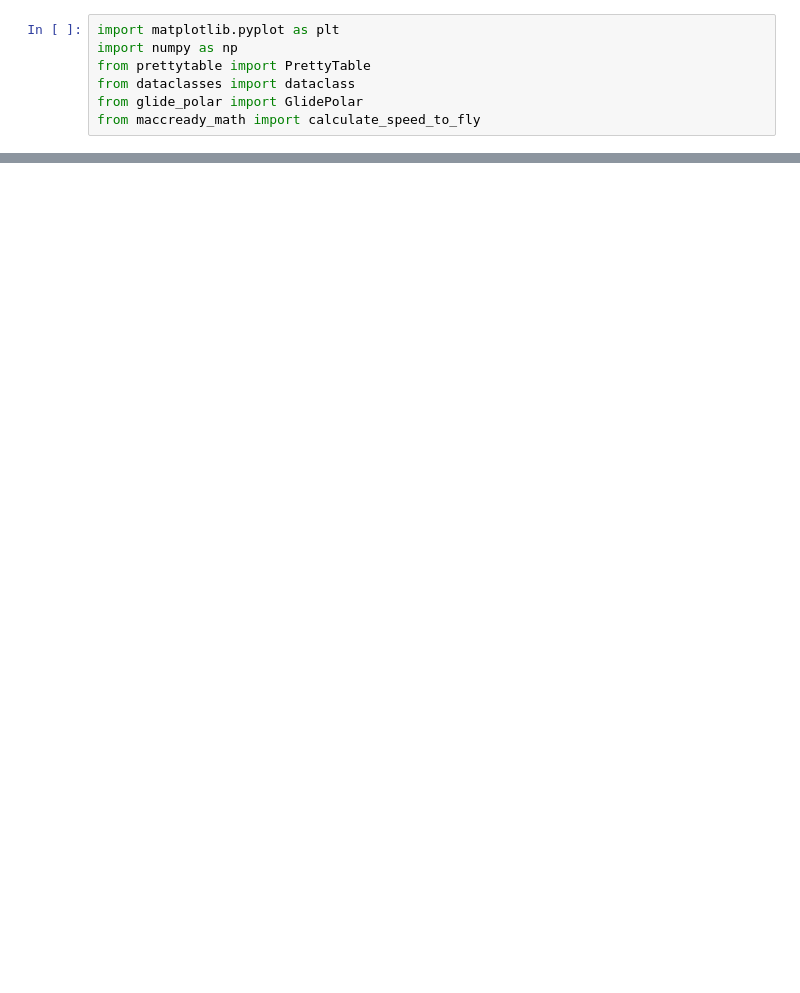
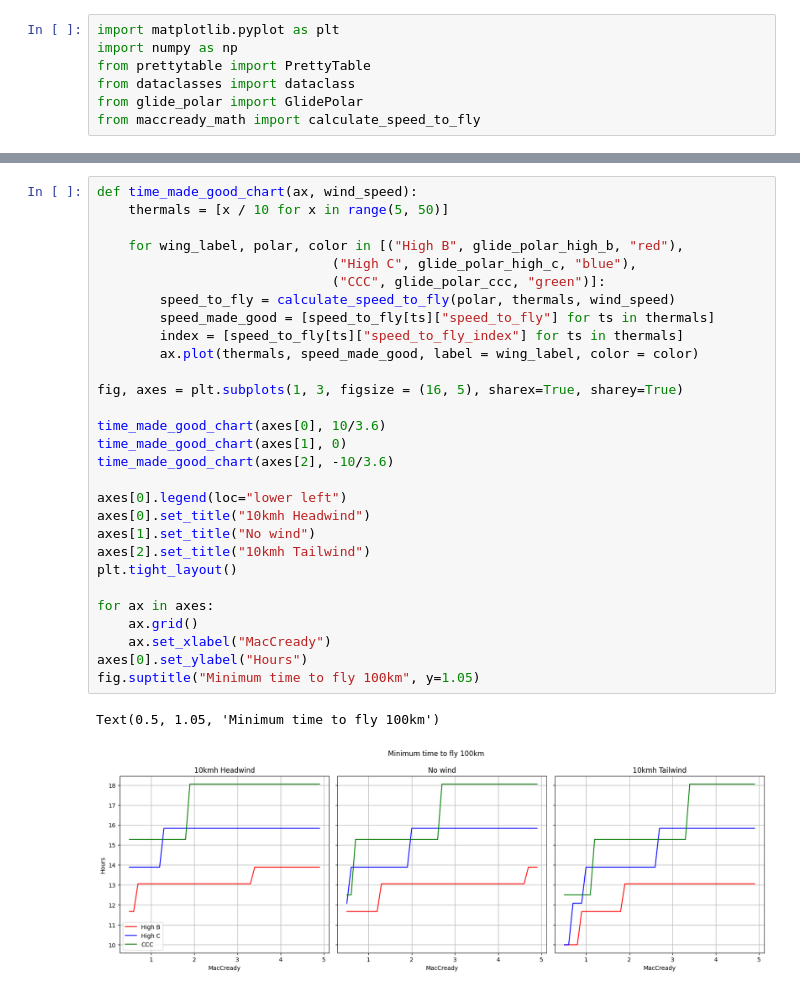
Before and after one commit to BarlowR/speed-to-fly, a Jupyter notebook: speed_to_fly_calcs.ipynb, the cells around one changed output, grey strips where cells are left out. Saved outputs shown, nothing was run; the diff lists cells and outputs as text; blank space fills up the shorter version.

```diff
--- a/speed_to_fly_calcs.ipynb
+++ b/speed_to_fly_calcs.ipynb
@@ -45 +78,33 @@ print(t)
 +------------------+---------------+-------------+-------------+-------------+-------------+
+# %%
+def time_made_good_chart(ax, wind_speed):
+    thermals = [x / 10 for x in range(5, 50)]
+
+    for wing_label, polar, color in [("High B", glide_polar_high_b, "red"),
+                              ("High C", glide_polar_high_c, "blue"),
+                              ("CCC", glide_polar_ccc, "green")]:
+        speed_to_fly = calculate_speed_to_fly(polar, thermals, wind_speed)
+        speed_made_good = [speed_to_fly[ts]["speed_to_fly"] for ts in thermals]
+        index = [speed_to_fly[ts]["speed_to_fly_index"] for ts in thermals]
+        ax.plot(thermals, speed_made_good, label = wing_label, color = color)
+
+fig, axes = plt.subplots(1, 3, figsize = (16, 5), sharex=True, sharey=True)
+
+time_made_good_chart(axes[0], 10/3.6)
+time_made_good_chart(axes[1], 0)
+time_made_good_chart(axes[2], -10/3.6)
+
+axes[0].legend(loc="lower left")
+axes[0].set_title("10kmh Headwind")
+axes[1].set_title("No wind")
+axes[2].set_title("10kmh Tailwind")
+plt.tight_layout()
+
+for ax in axes:
+    ax.grid()
+    ax.set_xlabel("MacCready")
+axes[0].set_ylabel("Hours")
+fig.suptitle("Minimum time to fly 100km", y=1.05)
+# %% [output]
+Text(0.5, 1.05, 'Minimum time to fly 100km')
+[figure, added]
```
Also changed, not shown: parts of 4 cells of this notebook.
